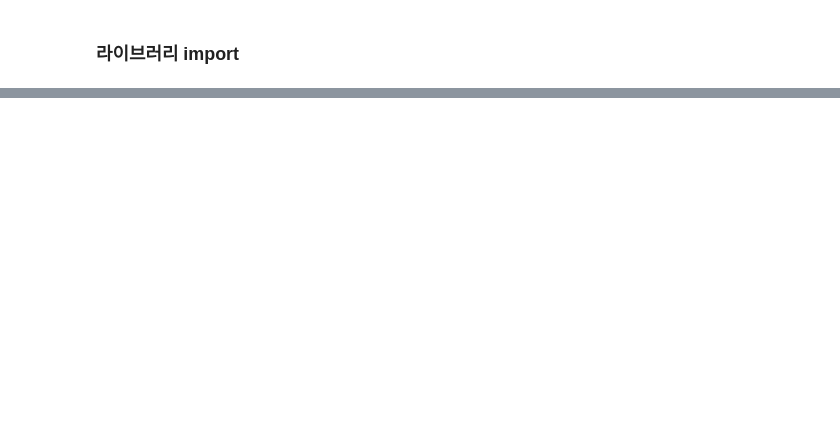
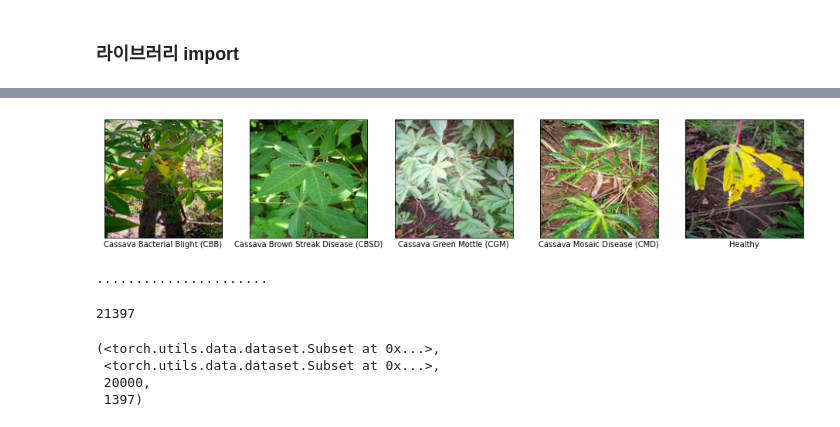
Before and after one commit to glinter/ai2, a Jupyter notebook: 0916/alexnet2.ipynb, the cells around one changed output, grey strips where cells are left out. Saved outputs shown, nothing was run; the diff lists cells and outputs as text; code cells hidden in the pictures; blank space fills up the shorter version.

Commit message:
Add homework

```diff
--- a/0916/alexnet2.ipynb
+++ b/0916/alexnet2.ipynb
@@ -235,0 +256,2 @@ for epoch in range(NUM_EPOCHS):
+# %%
+cassava_leaf_home = 'd:/git/deep-learning-coursera/homework-4'
@@ -235,0 +272,5 @@ for epoch in range(NUM_EPOCHS):
+# %%
+import pandas as pd
+
+cassava_leaf_train_df = pd.read_csv(cassava_leaf_home + '/dataset/train.csv')
+cassava_leaf_train_df.head(3)
@@ -235,0 +282,12 @@ for epoch in range(NUM_EPOCHS):
+# %%
+# Disease별 1개의 row 가져오기
+def pick_one_record(df, disease_label = 0):
+    filtered_df = df.loc[df['label'] == disease_label]
+    return filtered_df.iloc[[0]].to_dict(orient='records')[0]
+
+cassava_leaf_sample_images = []
+for i in range(0, 5):
+    record = pick_one_record(cassava_leaf_train_df, i)
+    cassava_leaf_sample_images.append(record)
+print('.. cassava_leaf_sample_images')
+cassava_leaf_sample_images
@@ -235,0 +301,41 @@ for epoch in range(NUM_EPOCHS):
+# %%
+import matplotlib.pyplot as plt
+from PIL import Image
+import numpy as np
+
+%matplotlib inline
+
+img_height, img_width = 150, 150
+
+plt.figure(figsize=(50, 50))
+for i in range(5):
+    plt.subplot(15, 15, i+1)
+    plt.xticks([])
+    plt.yticks([])
+    plt.grid(False)
+
+    image_path = cassava_leaf_home + '/dataset/train_images/' + sample_images[i]['image_id']
+    image = np.array(Image.open(image_path).resize((img_height, img_width)))
+    plt.imshow(image, cmap=plt.cm.binary)
+    plt.xlabel(cassava_leaf_class_names[str(cassava_leaf_sample_images[i]['label'])], wrap=True)
+plt.show()
+# %% [output]
+[figure, added]
+# %%
+import shutil
+
+for (i, row) in cassava_leaf_train_df.iterrows():
+    if (i % 1000) is 0:
+        print('.', end='')
+    image_path = os.path.join('./data/cassava_leaf_images', row['image_id'])
+    dest_path = os.path.join('./data/refined_cassava_leaf/' +  str(row['label']), row['image_id'])
+    shutil.copyfile(image_path, dest_path)
+# %% [output]
+......................
+# %%
+cassava_leaf_dataset = datasets.ImageFolder('./data/refined_cassava_leaf',
+               transform=Compose([Resize((227, 227)), ToTensor()])
+          )
+len(cassava_leaf_dataset)
+# %% [output]
+21397
@@ -235,0 +344,7 @@ for epoch in range(NUM_EPOCHS):
+# %%
+cassava_leaf_training_data, cassava_leaf_test_data, len(cassava_leaf_training_data), len(cassava_leaf_test_data)
+# %% [output]
+(<torch.utils.data.dataset.Subset at 0x...>,
+ <torch.utils.data.dataset.Subset at 0x...>,
+ 20000,
+ 1397)
```
Also changed, not shown: parts of 59 cells of this notebook.
